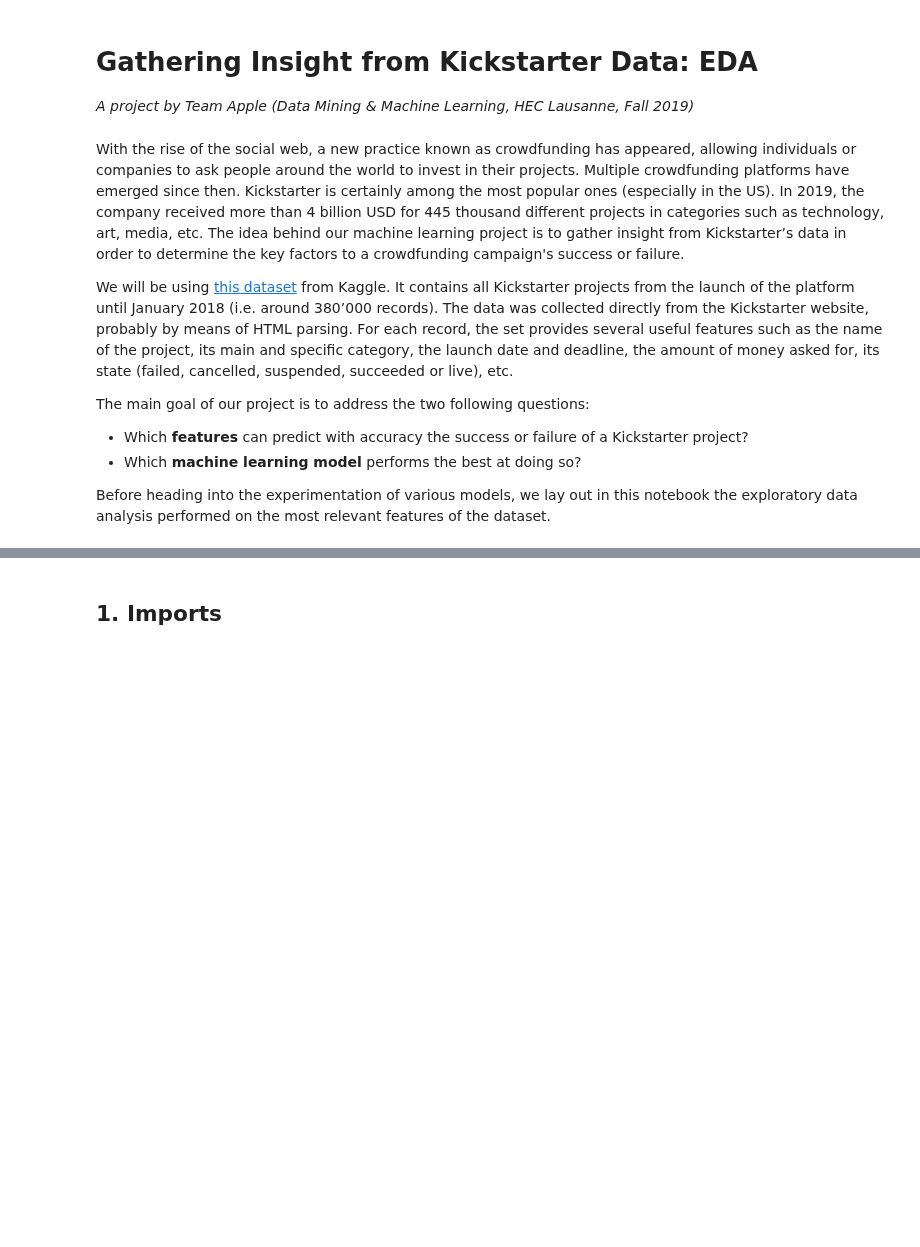
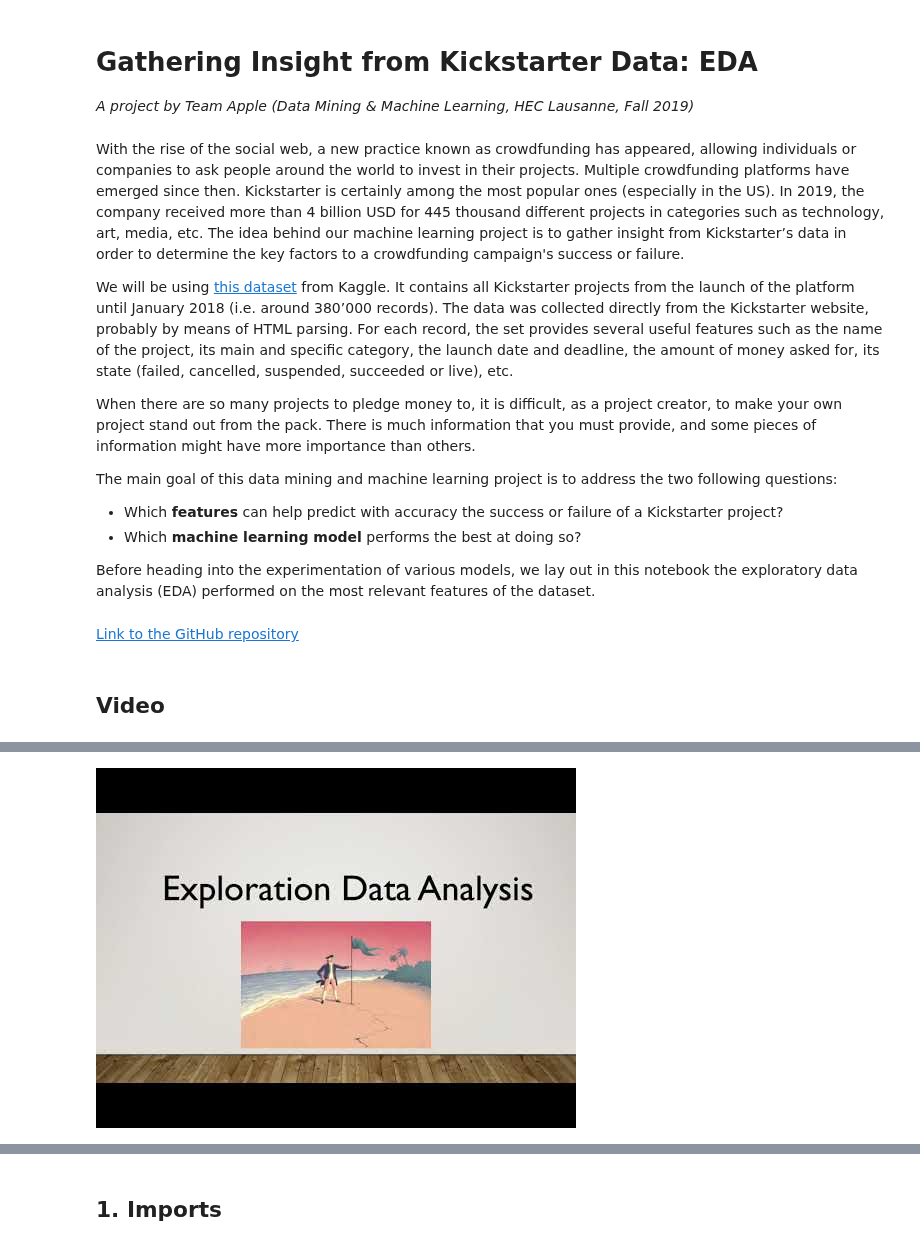
Before and after one commit to tbacha/DMML2019_Team_Apple, a Jupyter notebook: code/Kickstarter_notebook_Team_Apple_EDA.ipynb, the cells around one changed output, grey strips where cells are left out. Cells and saved outputs as stored; diff of their text form; code cells hidden in the pictures; blank space fills up the shorter version.

Commit message:
added link to repo + video

```diff
--- a/code/Kickstarter_notebook_Team_Apple_EDA.ipynb
+++ b/code/Kickstarter_notebook_Team_Apple_EDA.ipynb
@@ -7,13 +7,19 @@ With the rise of the social web, a new practice known as crowdfunding has appear
 
 We will be using [this dataset](kaggle.com/kemical/kickstarter-projects) from Kaggle. It contains all Kickstarter projects from the launch of the platform until January 2018 (i.e. around 380’000 records). The data was collected directly from the Kickstarter website, probably by means of HTML parsing. For each record, the set provides several useful features such as the name of the project, its main and specific category, the launch date and deadline, the amount of money asked for, its state (failed, cancelled, suspended, succeeded or live), etc.
 
-The main goal of our project is to address the two following questions:
+When there are so many projects to pledge money to, it is difficult, as a project creator, to make your own project stand out from the pack. There is much information that you must provide, and some pieces of information might have more importance than others.
 
-* Which **features** can predict with accuracy the success or failure of a Kickstarter project?
+The main goal of this data mining and machine learning project is to address the two following questions:
+
+* Which **features** can help predict with accuracy the success or failure of a Kickstarter project?
 * Which **machine learning model** performs the best at doing so?
 
-Before heading into the experimentation of various models, we lay out in this notebook the exploratory data analysis performed on the most relevant features of the dataset.
+Before heading into the experimentation of various models, we lay out in this notebook the exploratory data analysis (EDA) performed on the most relevant features of the dataset.
+# %% [markdown]
+[Link to the GitHub repository](https://github.com/tbacha/DMML2019_Team_Apple)
+# %% [markdown]
+## Video
 # %%
 from IPython.display import YouTubeVideo
-YouTubeVideo("xyz", width=600)
+YouTubeVideo("P8ZMFhJx0Js", width=600)
 # %% [output]
@@ -20,0 +26 @@ YouTubeVideo("xyz", width=600)
+[figure, added]
```
Also changed, not shown: parts of 6 cells of this notebook.
